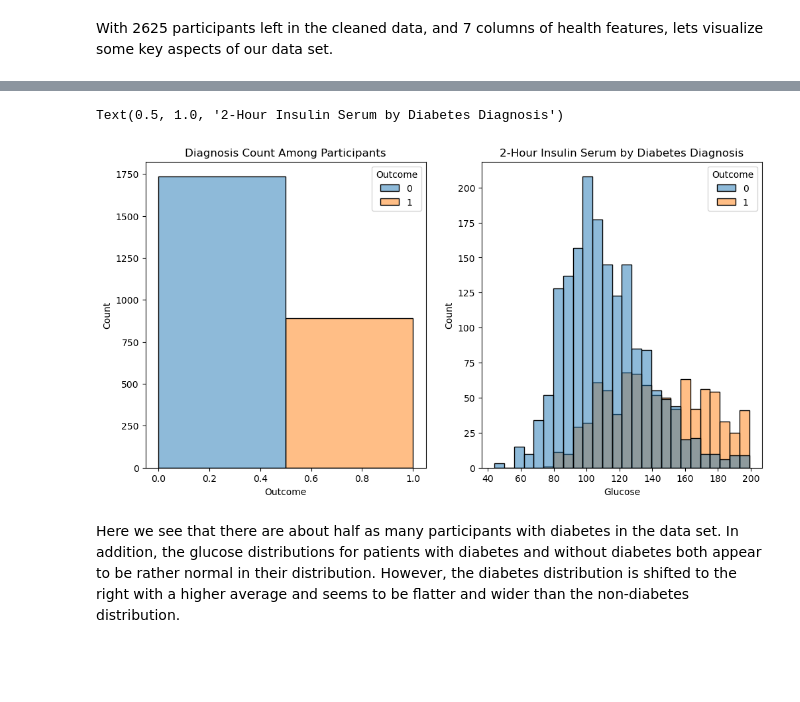
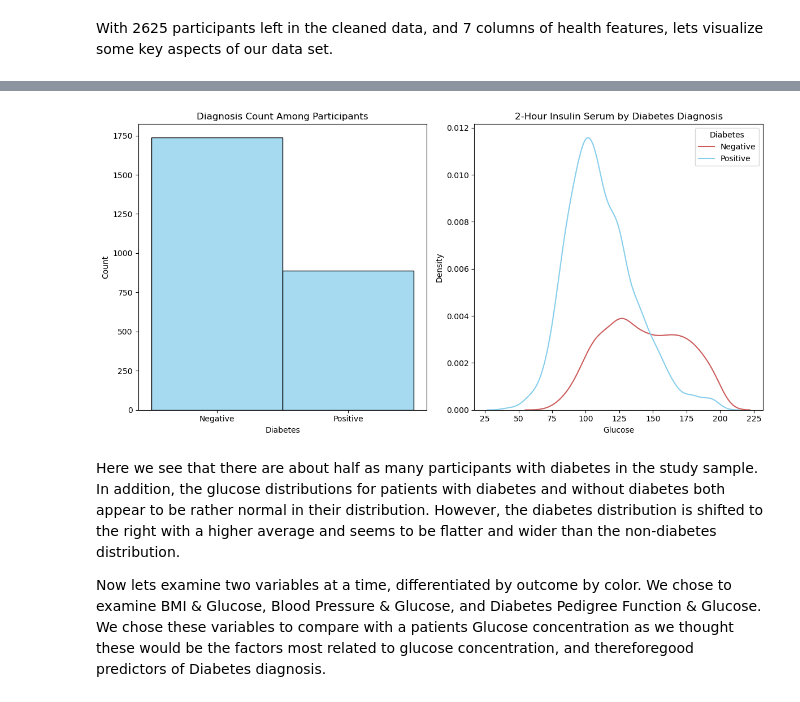
Before and after one commit to estasko/data_science_pinnacle, a Jupyter notebook: main.ipynb, the cells around one changed output, grey strips where cells are left out. Cells and saved outputs as stored; diff of their text form; code cells hidden in the pictures; blank space fills up the shorter version.

```diff
--- a/main.ipynb
+++ b/main.ipynb
@@ -97,4 +98,7 @@ for col in data:
     #remove zero value rows for all variables except pregancies and outcome
     else:
         dataframes[col] = data.loc[:, (col, 'Outcome')].query('`{}` != 0'.format(col))
+
+#create a variable to hold the desired palette colors for graphs
+colors = ['skyblue','indianred']
 # %% [markdown]
@@ -192,24 +246,31 @@ Next, let's examine known diagnoses of diabetes.
 # %%
 #Plot the number of participants with diabetes
 plt.figure(2, figsize = (12,6), clear = True)
 plt.subplot(1,2,1)
 sns.histplot(cleaned_data,
               x = 'Outcome',
-              hue = 'Outcome',
-              bins = 2)
+              bins = 2,
+              color = 'skyblue')
 plt.title('Diagnosis Count Among Participants')
+plt.xlabel('Diabetes')
+plt.xticks([0.25, .75], ['Negative','Positive'])
 
 #plot insulin levels separated and color coded by Diabestes Diagnosis
 plt.subplot(1,2,2)
-sns.histplot(cleaned_data,
+sns.kdeplot(cleaned_data,
              x = 'Glucose',
-             hue = 'Outcome')
+             hue = 'Outcome',
+             palette = colors)
+plt.legend(title = 'Diabetes',
+           labels = ['Negative','Positive'])
 plt.title('2-Hour Insulin Serum by Diabetes Diagnosis')
+plt.tight_layout()
 # %% [output]
-Text(0.5, 1.0, '2-Hour Insulin Serum by Diabetes Diagnosis')
-[figure, old version]
+[figure, new version]
 # %% [markdown]
-Here we see that there are about half as many participants with diabetes in the data set. In addition, the glucose distributions for patients with diabetes and without diabetes both appear to be rather normal in their distribution. However, the diabetes distribution is shifted to the right with a higher average and seems to be flatter and wider than the non-diabetes distribution.
+Here we see that there are about half as many participants with diabetes in the study sample. In addition, the glucose distributions for patients with diabetes and without diabetes both appear to be rather normal in their distribution. However, the diabetes distribution is shifted to the right with a higher average and seems to be flatter and wider than the non-diabetes distribution.
+
+Now lets examine two variables at a time, differentiated by outcome by color. We chose to examine BMI & Glucose, Blood Pressure & Glucose, and Diabetes Pedigree Function & Glucose. We chose these variables to compare with a patients Glucose concentration as we thought these would be the factors most related to glucose concentration, and thereforegood predictors of Diabetes diagnosis.
 # %%
 
 #Graph various variables vs. glucose
```
Also changed, not shown: parts of 20 cells of this notebook.
